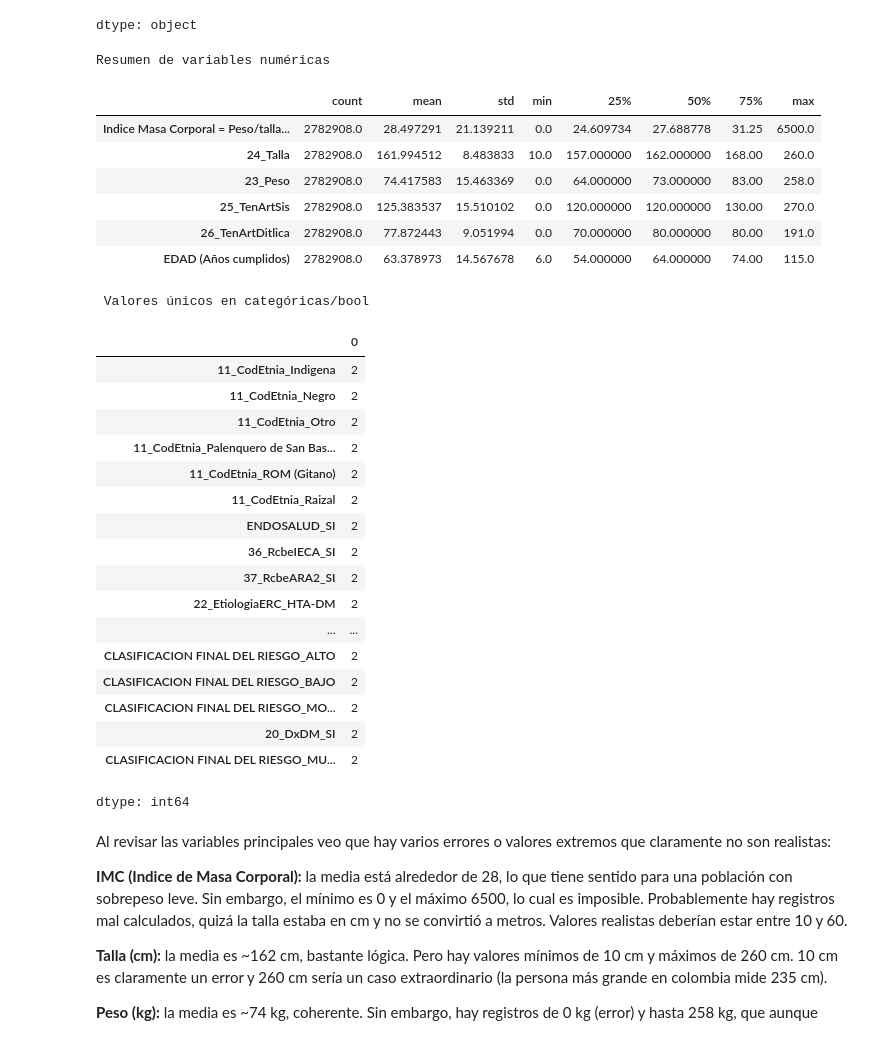
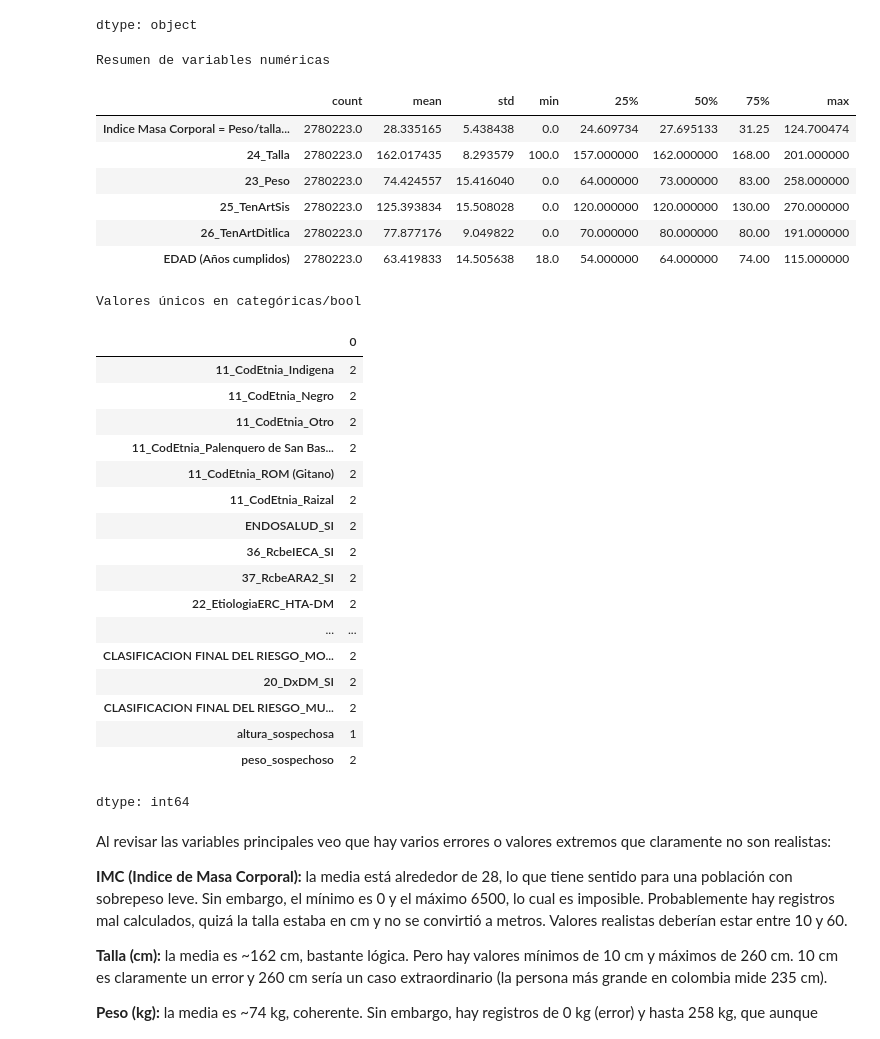
Before and after one commit to elkofix/cardiac-risk-db, a Jupyter notebook: explorative_data_analysis.ipynb, the cells around one changed output. Cells and saved outputs as stored; diff of their text form; code cells hidden in the pictures.

Commit message:
feat: completa height analysis

```diff
--- a/explorative_data_analysis.ipynb
+++ b/explorative_data_analysis.ipynb
@@ -3,7 +3,7 @@
 # %%
 import pandas as pd
 
-df = pd.read_csv("https://media.githubusercontent.com/media/elkofix/cardiac-risk-db/refs/heads/master/completa.csv")
+df = pd.read_csv("https://media.githubusercontent.com/media/elkofix/cardiac-risk-db/refs/heads/master/completa.csv", sep=',')
 # %%
 df.shape
 # %% [output]
@@ -67,22 +67,30 @@ dtype: object
 # %%
 import pandas as pd
 
-numericas = df.select_dtypes(include=['float64'])
-resumen_numericas = numericas.describe().T
+def resumen_dataframe(df):
+    numericas = df.select_dtypes(include=['float64'])
+    resumen_numericas = numericas.describe().T
 
-categoricas = df.select_dtypes(include=['bool'])
-valores_unicos = categoricas.nunique()
+    categoricas = df.select_dtypes(include=['bool'])
+    valores_unicos = categoricas.nunique()
 
-print("Resumen de variables numéricas")
-display(resumen_numericas)
-print("\n Valores únicos en categóricas/bool")
-display(valores_unicos)
+    print("Resumen de variables numéricas")
+    display(resumen_numericas)
+    print("\nValores únicos en categóricas/bool")
+    display(valores_unicos)
+
+    return {
+        'numericas': resumen_numericas,
+        'categoricas': valores_unicos
+    }
+
+resumen = resumen_dataframe(df)
 # %% [output]
 Resumen de variables numéricas
 |  | count | mean | std | min | 25% | 50% | 75% | max |
-| Indice Masa Corporal = Peso/talla... | 2782908.0 | 28.497291 | 21.139211 | 0.0 | 24.609734 | 27.688778 | 31.25 | 6500.0 |
-| 24_Talla | 2782908.0 | 161.994512 | 8.483833 | 10.0 | 157.000000 | 162.000000 | 168.00 | 260.0 |
-| 23_Peso | 2782908.0 | 74.417583 | 15.463369 | 0.0 | 64.000000 | 73.000000 | 83.00 | 258.0 |
-| 25_TenArtSis | 2782908.0 | 125.383537 | 15.510102 | 0.0 | 120.000000 | 120.000000 | 130.00 | 270.0 |
-| 26_TenArtDitlica | 2782908.0 | 77.872443 | 9.051994 | 0.0 | 70.000000 | 80.000000 | 80.00 | 191.0 |
-| EDAD (Años cumplidos) | 2782908.0 | 63.378973 | 14.567678 | 6.0 | 54.000000 | 64.000000 | 74.00 | 115.0 |
+| Indice Masa Corporal = Peso/talla... | 2780223.0 | 28.335165 | 5.438438 | 0.0 | 24.609734 | 27.695133 | 31.25 | 124.700474 |
+| 24_Talla | 2780223.0 | 162.017435 | 8.293579 | 100.0 | 157.000000 | 162.000000 | 168.00 | 201.000000 |
+| 23_Peso | 2780223.0 | 74.424557 | 15.416040 | 0.0 | 64.000000 | 73.000000 | 83.00 | 258.000000 |
+| 25_TenArtSis | 2780223.0 | 125.393834 | 15.508028 | 0.0 | 120.000000 | 120.000000 | 130.00 | 270.000000 |
+| 26_TenArtDitlica | 2780223.0 | 77.877176 | 9.049822 | 0.0 | 70.000000 | 80.000000 | 80.00 | 191.000000 |
+| EDAD (Años cumplidos) | 2780223.0 | 63.419833 | 14.505638 | 18.0 | 54.000000 | 64.000000 | 74.00 | 115.000000 |
@@ -99,11 +107,11 @@ Resumen de variables numéricas
 | 37_RcbeARA2_SI | 2 |
 | 22_EtiologiaERC_HTA-DM | 2 |
 | ... | ... |
-| CLASIFICACION FINAL DEL RIESGO_ALTO | 2 |
-| CLASIFICACION FINAL DEL RIESGO_BAJO | 2 |
 | CLASIFICACION FINAL DEL RIESGO_MO... | 2 |
 | 20_DxDM_SI | 2 |
 | CLASIFICACION FINAL DEL RIESGO_MU... | 2 |
+| altura_sospechosa | 1 |
+| peso_sospechoso | 2 |
 dtype: int64
 # %% [markdown]
 Al revisar las variables principales veo que hay varios errores o valores extremos que claramente no son realistas:
```
Also changed, not shown: parts of 8 cells of this notebook.
